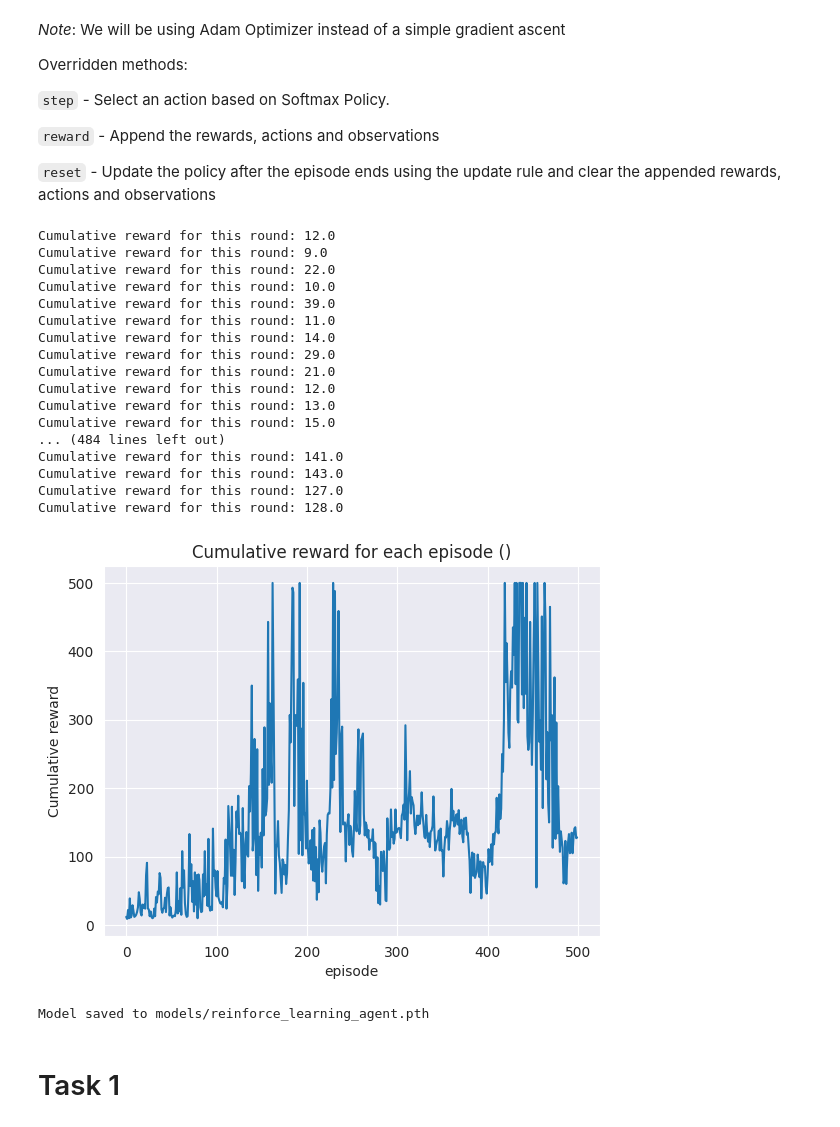
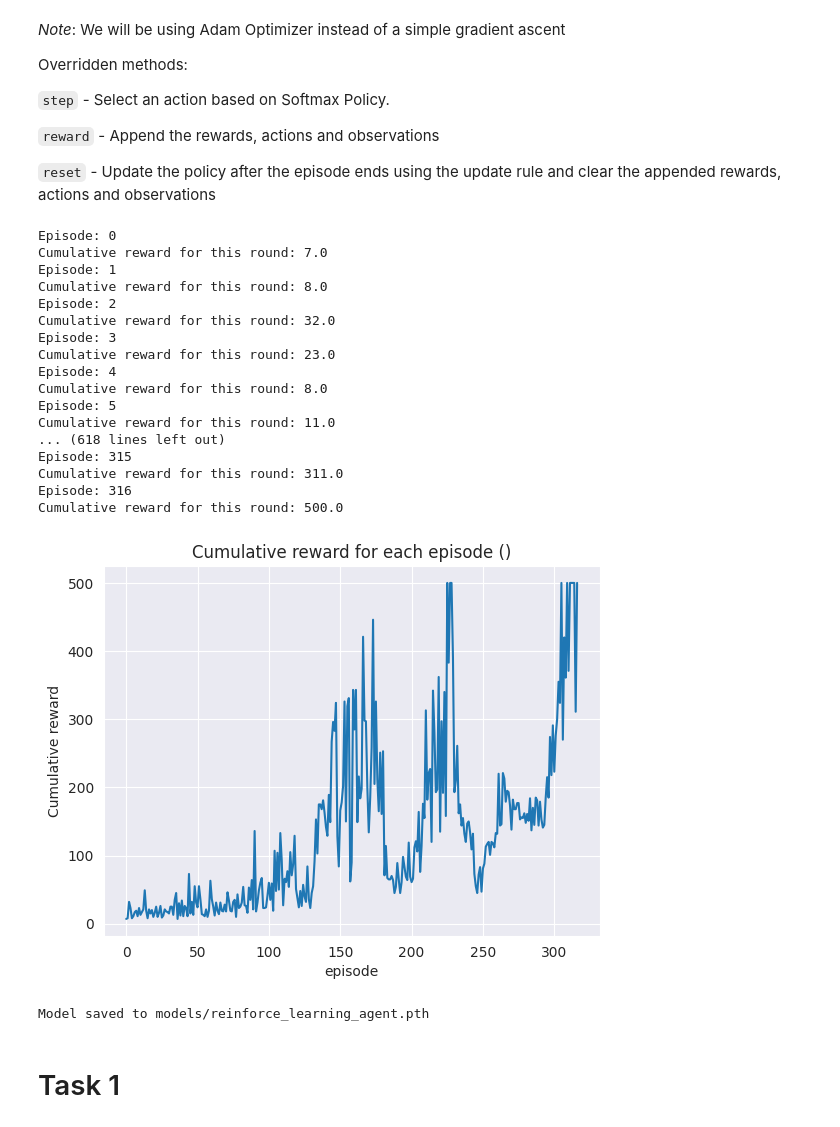
Before and after one commit to pehz0007/SC3000, a Jupyter notebook: lab.ipynb, the cells around one changed output. Cells and saved outputs as stored; diff of their text form; code cells hidden in the pictures.

```diff
--- a/lab.ipynb
+++ b/lab.ipynb
@@ -252,7 +252,7 @@ env = RecordVideo(gym.make("CartPole-v1", render_mode="rgb_array"), "./videos")
 upper_bounds = np.array([env.observation_space.high[0], 0.5, env.observation_space.high[2], np.radians(50) / 1.]) # Upper bounds for our bining
 lower_bounds = np.array([env.observation_space.low[0], -0.5, env.observation_space.low[2], - np.radians(50) / 1.]) # Lower bounds for our bining
 qlearning_agent = QLearningControlAgent(lower_bounds, upper_bounds, [3, 3, 6, 6], env.action_space.n)
-for i in range(1000):
+for i in range(500):
     print("Episode: " + str(i))
     episode_results.append(run_episode(env, qlearning_agent))
 
@@ -340,7 +340,7 @@ Overridden methods:
 `reset` - Update the nerual network from the Replay Buffer by using the update rule.
 # %%
 class DeepQLearningAgent(Agent):
-    def __init__(self, state_size, action_size, min_epsilon=0.001, discount_factor=0.9, lr=0.0003, decay=3):
+    def __init__(self, state_size, action_size, min_epsilon=0.01, discount_factor=0.9, lr=0.0003, decay=3):
         super().__init__()
 
         # check for gpu accelerator
@@ -421,10 +421,10 @@ class DeepQLearningAgent(Agent):
         self.optimizer.step()
 
     # here the function is called start of every episode
-    # % 10 ensure target network is updated every 10 episodes to prevent instability to training
+    # % 10 ensure target network is updated every 2 episodes to prevent instability to training
     def reset(self):
         self.t += 1
-        if self.t % 10 == 0:
+        if self.t % 2 == 0:
             self.update_target_network()
 
     # here we can save the model we just trained
@@ -436,7 +436,7 @@ class DeepQLearningAgent(Agent):
     # here we can load the saved model for evaluation
     def load_model(self, file_path="models/deep_q_learning_agent.pth"):
         if os.path.exists(file_path):
-            self.q_network.load_state_dict(torch.load(file_path))
+            self.q_network.load_state_dict(torch.load(file_path, map_location=self.device))
             self.update_target_network()  # Ensure target network is also updated
             print(f"Model loaded from {file_path}")
         else:
@@ -445,6 +445,7 @@ class DeepQLearningAgent(Agent):
     # set the agent to go for exploitation only without exploration
     def set_evaluation_mode(self):
         self.epsilon = 0.0
+        self.q_network.eval()
 # %% [markdown]
 <H4> Here we initialise the environement and the Deep Q learning agent
 # %%
@@ -456,11 +457,19 @@ deep_q_learning_agent = DeepQLearningAgent(state_size, action_size)
 # %% [markdown]
 <H4> Here we train the agent, we will train the agent for 500 episode and saving the model at the end
 # %%
+
+counter = 0
 for i in range(500):
     print("Episode: " + str(i))
     cumulative_reward = run_episode(env, deep_q_learning_agent)
     episode_results.append(cumulative_reward)
 
+    # Early stopping to prevent overfitting
+    if cumulative_reward == 500:
+        counter += 1
+        if counter == 10:
+            break
+
 show_result(episode_results)
 
 deep_q_learning_agent.save_model("models/deep_q_learning_agent.pth")
@@ -585,7 +614,7 @@ class REINFORCEAgent(Agent):
 
     def load_model(self, file_path="models/reinforce_learning_agent.pth"):
         if os.path.exists(file_path):
-            self.policy.load_state_dict(torch.load(file_path))
+            self.policy.load_state_dict(torch.load(file_path, map_location=self.device))
             print(f"Model loaded from {file_path}")
         else:
             print(f"Model file '{file_path}' does not exist.")
@@ -595,37 +624,43 @@ class REINFORCEAgent(Agent):
 # %%
 episode_results = []
 env = RecordVideo(gym.make("CartPole-v1", render_mode="rgb_array"), "./videos")
 state_size = env.observation_space.shape[0]
 action_size = env.action_space.n
 reinforce_agent = REINFORCEAgent(state_size, action_size)
 
+counter = 0
 for i in range(500):
     print("Episode: " + str(i))
     cumulative_reward = run_episode(env, reinforce_agent)
     episode_results.append(cumulative_reward)
 
+    # Early stopping to prevent overfitting
+    if cumulative_reward == 500:
+        counter += 1
+        if counter == 10:
+            break
+
 show_result(episode_results)
-
 reinforce_agent.save_model()
 # %% [output]
-Cumulative reward for this round: 12.0
-Cumulative reward for this round: 9.0
-Cumulative reward for this round: 22.0
-Cumulative reward for this round: 10.0
-Cumulative reward for this round: 39.0
+Episode: 0
+Cumulative reward for this round: 7.0
+Episode: 1
+Cumulative reward for this round: 8.0
+Episode: 2
+Cumulative reward for this round: 32.0
+Episode: 3
+Cumulative reward for this round: 23.0
+Episode: 4
+Cumulative reward for this round: 8.0
+Episode: 5
 Cumulative reward for this round: 11.0
-Cumulative reward for this round: 14.0
-Cumulative reward for this round: 29.0
-Cumulative reward for this round: 21.0
-Cumulative reward for this round: 12.0
-Cumulative reward for this round: 13.0
-Cumulative reward for this round: 15.0
-... (484 lines left out)
-Cumulative reward for this round: 141.0
-Cumulative reward for this round: 143.0
-Cumulative reward for this round: 127.0
-Cumulative reward for this round: 128.0
+... (618 lines left out)
+Episode: 315
+Cumulative reward for this round: 311.0
+Episode: 316
+Cumulative reward for this round: 500.0
-[figure, old version]
+[figure, new version]
 Model saved to models/reinforce_learning_agent.pth
 # %% [markdown]
 # Task 1
```
Also changed, not shown: parts of 6 cells of this notebook.
